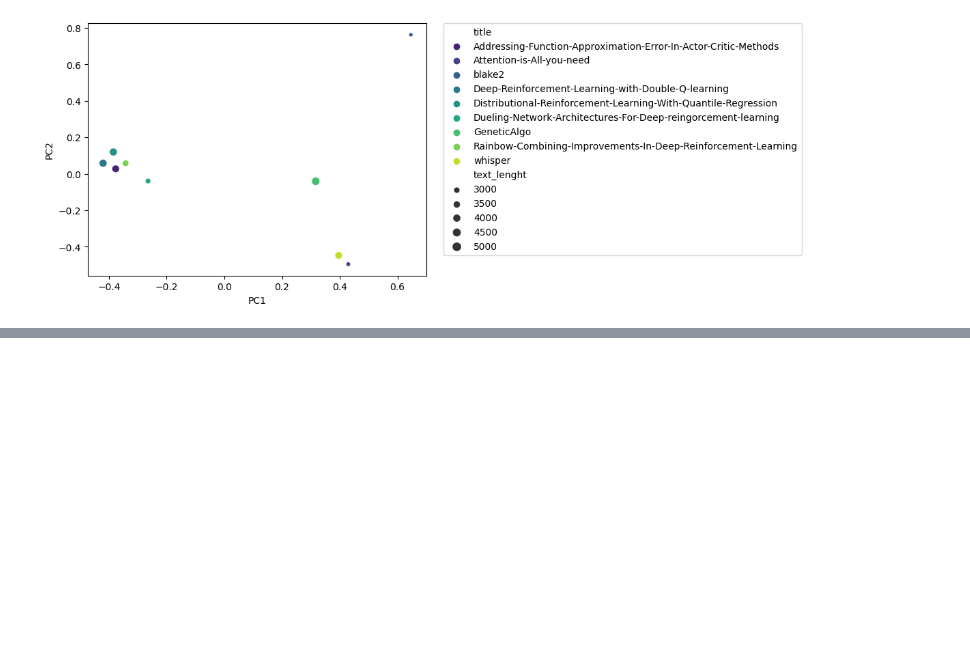
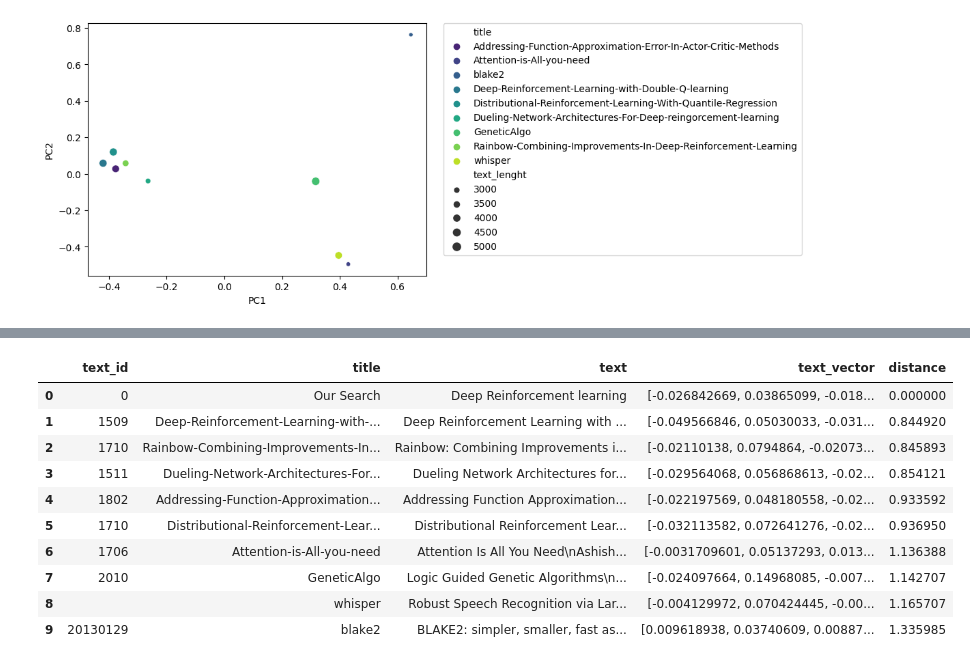
Before and after one commit to letalboy/PDF2Vector, a Jupyter notebook: pdf_to_embedding.ipynb, the cells around one changed output, grey strips where cells are left out. Cells and saved outputs as stored; diff of their text form; code cells hidden in the pictures; blank space fills up the shorter version.

```diff
--- a/pdf_to_embedding.ipynb
+++ b/pdf_to_embedding.ipynb
@@ -129,0 +135,20 @@ fig.show()
+# %%
+# -> Semantic Search
+
+search_string = "Deep Reinforcement learning"
+
+paraphrase_vector = embed_text(search_string)
+# %%
+pdf_df_copy = pdf_df.copy()
+
+# Create a new row
+new_row = pd.Series(data={'text_id': 0, 'title': 'Our Search', 'text': search_string, 'text_vector':paraphrase_vector}, name='x')
+
+# Append the new row
+pdf_df_copy = pdf_df_copy.append(new_row)
+
+pdf_df_copy = pdf_df_copy.reset_index(drop=True)
+
+pdf_df_copy['distance'] = pdf_df_copy['text_vector'].apply(lambda x: np.linalg.norm(np.array(x) - np.array(paraphrase_vector)))
+
+pdf_df_copy = pdf_df_copy.sort_values(by='distance')
@@ -129,0 +166,14 @@ fig.show()
+# %%
+pdf_df_copy
+# %% [output]
+|  | text_id | title | text | text_vector | distance |
+| 0 | 0 | Our Search | Deep Reinforcement learning | [-0.026842669, 0.03865099, -0.018... | 0.000000 |
+| 1 | 1509 | Deep-Reinforcement-Learning-with-... | Deep Reinforcement Learning with ... | [-0.049566846, 0.05030033, -0.031... | 0.844920 |
+| 2 | 1710 | Rainbow-Combining-Improvements-In... | Rainbow: Combining Improvements i... | [-0.02110138, 0.0794864, -0.02073... | 0.845893 |
+| 3 | 1511 | Dueling-Network-Architectures-For... | Dueling Network Architectures for... | [-0.029564068, 0.056868613, -0.02... | 0.854121 |
+| 4 | 1802 | Addressing-Function-Approximation... | Addressing Function Approximation... | [-0.022197569, 0.048180558, -0.02... | 0.933592 |
+| 5 | 1710 | Distributional-Reinforcement-Lear... | Distributional Reinforcement Lear... | [-0.032113582, 0.072641276, -0.02... | 0.936950 |
+| 6 | 1706 | Attention-is-All-you-need | Attention Is All You Need\nAshish... | [-0.0031709601, 0.05137293, 0.013... | 1.136388 |
+| 7 | 2010 | GeneticAlgo | Logic Guided Genetic Algorithms\n... | [-0.024097664, 0.14968085, -0.007... | 1.142707 |
+| 8 |  | whisper | Robust Speech Recognition via Lar... | [-0.004129972, 0.070424445, -0.00... | 1.165707 |
+| 9 | 20130129 | blake2 | BLAKE2: simpler, smaller, fast as... | [0.009618938, 0.03740609, 0.00887... | 1.335985 |
```
Also changed, not shown: parts of 22 cells of this notebook.
